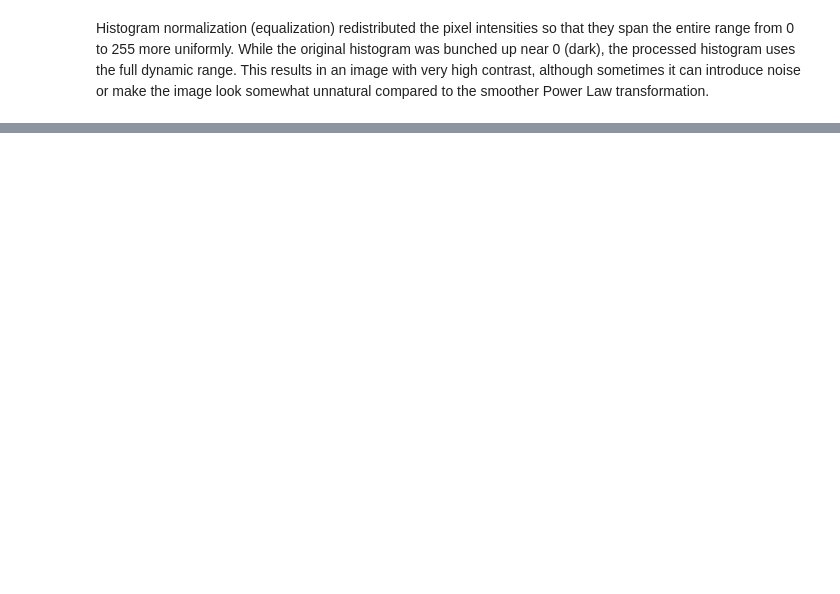
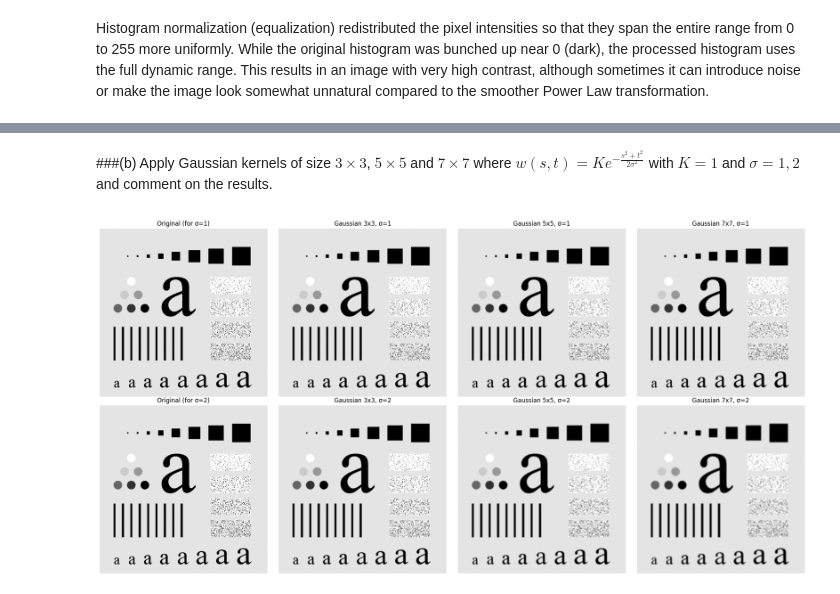
Before and after one commit to ChiriKamau/5.2, a Jupyter notebook: DIP_assignment1.ipynb, the cells around one changed output, grey strips where cells are left out. Saved outputs shown, nothing was run; the diff lists cells and outputs as text; code cells hidden in the pictures; blank space fills up the shorter version.

```diff
--- a/DIP_assignment1.ipynb
+++ b/DIP_assignment1.ipynb
@@ -102,0 +149,31 @@ Histogram normalization (equalization) redistributed the pixel intensities so th
+# %% [markdown]
+###(b)
+Apply Gaussian kernels of size $3 \times 3$, $5 \times 5$ and $7 \times 7$ where $w(s, t) = K e^{-\frac{s^2+t^2}{2\sigma^2}}$ with $K=1$ and $\sigma = 1, 2$ and comment on the results.
+# %%
+
+sigmas = [1, 2]
+sizes_approx = [3, 5, 7]
+
+fig, axes = plt.subplots(2, 4, figsize=(20, 10))
+
+for i, sigma in enumerate(sigmas):
+    # Plot Original in first column
+    axes[i, 0].imshow(image2, cmap='gray')
+    axes[i, 0].set_title(f'Original (for \u03C3={sigma})')
+    axes[i, 0].axis('off')
+
+    for j, size in enumerate(sizes_approx):
+        # Apply Gaussian filter
+        # truncate is used to limit the kernel size roughly to the requested window
+        trunc = (size - 1) / 2.0 / sigma
+
+        img_gauss = filters.gaussian(image2, sigma=sigma, truncate=trunc)
+
+        axes[i, j+1].imshow(img_gauss, cmap='gray')
+        axes[i, j+1].set_title(f'Gaussian {size}x{size}, \u03C3={sigma}')
+        axes[i, j+1].axis('off')
+
+plt.tight_layout()
+plt.show()
+# %% [output]
+[figure, added]
```
Also changed, not shown: parts of 14 cells of this notebook.
